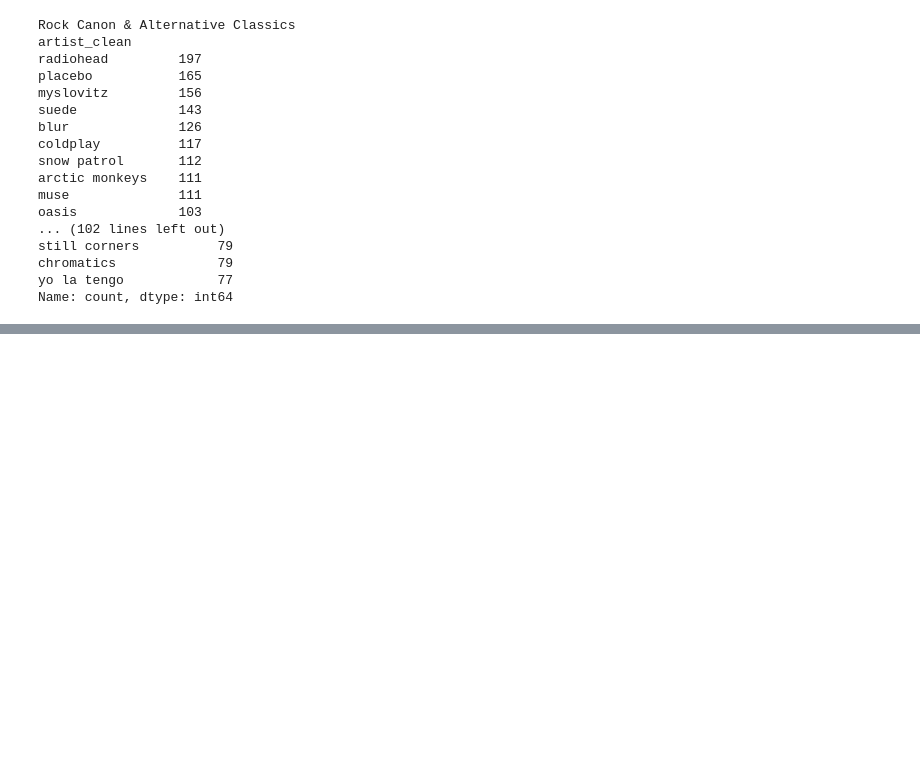
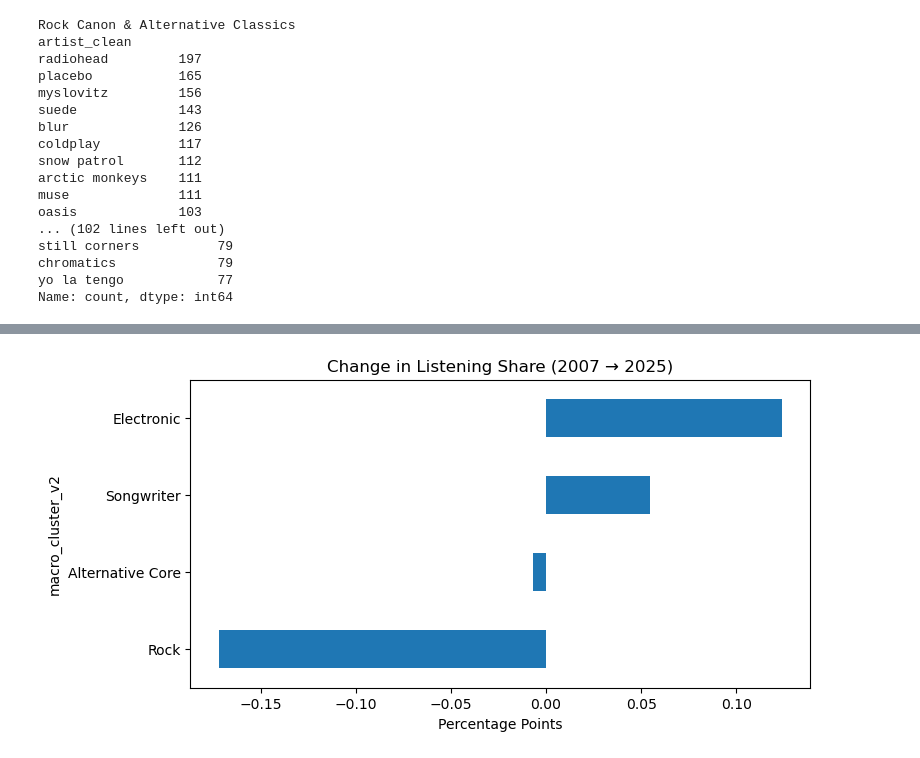
Before and after one commit to fredzell/music-mood-profiler, a Jupyter notebook: notebooks/06_lastfm_clusters_visualization_umap.ipynb, the cells around one changed output, grey strips where cells are left out. Cells and saved outputs as stored; diff of their text form; code cells hidden in the pictures; blank space fills up the shorter version.

```diff
--- a/notebooks/06_lastfm_clusters_visualization_umap.ipynb
+++ b/notebooks/06_lastfm_clusters_visualization_umap.ipynb
@@ -516,0 +670,14 @@ Name: count, dtype: int64
+# %%
+# Change in listening share over time
+change = macro_pct.iloc[-2] - macro_pct.iloc[0]
+# -2 żeby pominąć niepełny 2026
+
+change.sort_values().plot.barh(
+    figsize=(8, 4)
+)
+
+plt.title("Change in Listening Share (2007 → 2025)")
+plt.xlabel("Percentage Points")
+plt.show()
+# %% [output]
+[figure, added]
```
Also changed, not shown: parts of 15 cells of this notebook.
